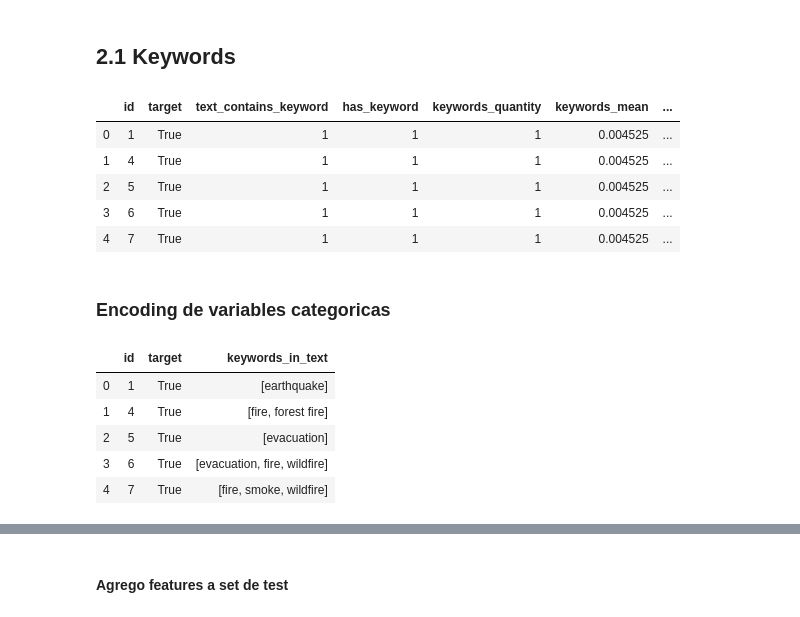
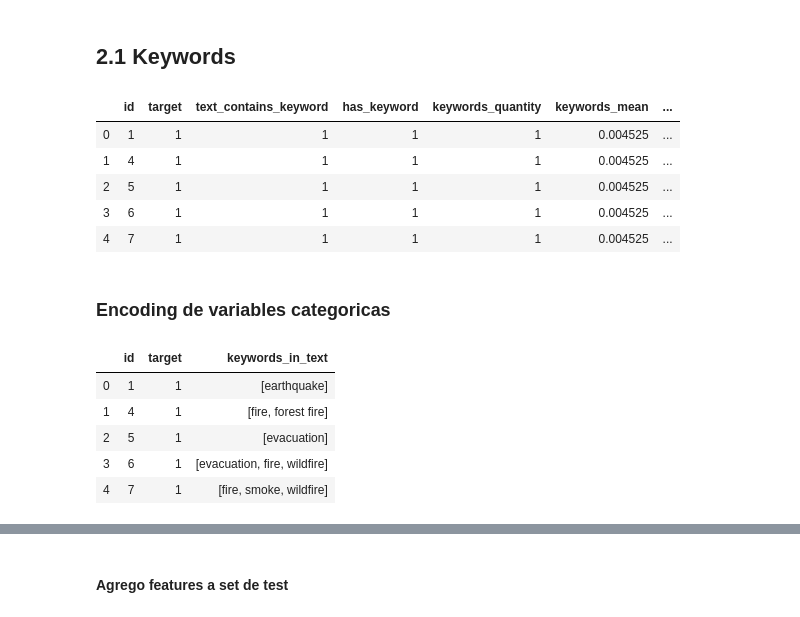
Before and after one commit to anichucai/7506-Datos-datos-tp2, a Jupyter notebook: Features.ipynb, the cells around one changed output, grey strips where cells are left out. Drawn from its saved outputs; the diff is of its cells as text; code cells hidden in the pictures.

Commit message:
ajusto features de location y un par de cosas que habian quedado mal

```diff
--- a/Features.ipynb
+++ b/Features.ipynb
@@ -587,4 +541,4 @@ df_keywords = clean_keyword_field(df_keywords)
 # %%
-df_keywords_lemmatized = df_keywords.copy()
-df_keywords_lemmatized.keyword = df_keywords.keyword.apply(lambda x: lemmatize_text_v2(x))
+train_keywords_lemmatized = train_keywords.copy()
+train_keywords_lemmatized.keyword = train_keywords.keyword.apply(lambda x: lemmatize_text_v2(x))
 # %%
@@ -592,0 +547,6 @@ df_keywords_links = df_keywords.merge(just_links, on='id', how='left')
+# %%
+test_keywords = test.copy()
+test_keywords = clean_keyword_field(test_keywords)
+# %%
+test_keywords_lemmatized = test_keywords.copy()
+test_keywords_lemmatized.keyword = test_keywords.keyword.apply(lambda x: lemmatize_text_v2(x))
@@ -620,10 +598,6 @@ def textContainsKeyword(row):
         return False
     else:
         return row.keyword.lower() in row.text.lower()
-
-def getKeywords(df):
-    df_sin_keywords_nulos = df.dropna(subset = ['keyword'])
-    return np.unique(df_sin_keywords_nulos.keyword)
 
 def textContainsKeywordAsHashtag(row):
     hashtags = []
@@ -651,18 +625,26 @@ def linkContainsKeyword(row):
         return False
     return False
 
-def keywords_agregar_features_numericos(df):
+def keywords_agregar_features_numericos(df, train):
+    if (train == True):
+        df_keywords_lemmatized = train_keywords_lemmatized
+        keywords_lemmatized    = keywords_lemmatized_train
+        keywords               = keywords_train
+    else:
+        df_keywords_lemmatized = test_keywords_lemmatized
+        keywords_lemmatized    = keywords_lemmatized_test
+        keywords               = keywords_test
     df['text_contains_keyword'] = (df.apply(textContainsKeyword,axis=1)).astype(int)
     df['has_keyword'] = (~df.keyword.isnull()).astype(int)
-    df['keywords_quantity'] = df.text.apply(countKeywords)
-    df['keywords_mean'] = df.text.apply(countKeywords)/keywords.size
+    df['keywords_quantity'] = df.text.apply(countKeywords, args=(train,))
+    df['keywords_mean'] = df.text.apply(countKeywords, args=(train,))/keywords.size
     df['keyword_is_hashtag'] = (df.apply(textContainsKeywordAsHashtag,axis=1)).astype(int)
     df['keyword_frequency'] = df_keywords_lemmatized.groupby('keyword')['id'].transform('count') / keywords_lemmatized.size
-    df['link_contains_keyword'] = (df_keywords_links.apply(linkContainsKeyword,axis=1)).astype(int)
+#    df['link_contains_keyword'] = (df_keywords_links.apply(linkContainsKeyword,axis=1)).astype(int)
     return df
 
-def keywords_agregar_features_categoricos(df):
-    df['keywords_in_text'] = df.text.apply(getHiddenKeywords)
+def keywords_agregar_features_categoricos(df, train):
+    df['keywords_in_text'] = df.text.apply(getHiddenKeywords, args=(train,))
     return df
 # %%
 #all_keywords = pd.get_dummies(df_keywords_lemmatized[['id','keyword']],'keyword')
@@ -674,29 +656,29 @@ def keywords_agregar_features_categoricos(df):
 #%time df_keywords_not_in_text = df_sin_keywords_nulos[~df_sin_keywords_nulos['text'].str.contains("|".join(df_sin_keywords_nulos['keyword']),case=False)]
 #%time df_sin_keywords_nulos[df_sin_keywords_nulos.apply(lambda x: x.keyword in x.text, axis=1)]
 # %%
-keywords_numerical_features = df_keywords.copy()
-keywords_numerical_features = keywords_agregar_features_numericos(keywords_numerical_features).drop(columns=['location','text','keyword'])
+keywords_numerical_features = train_keywords.copy()
+keywords_numerical_features = keywords_agregar_features_numericos(keywords_numerical_features, True).drop(columns=['location','text','keyword'])
 keywords_numerical_features.head()
 # %% [output]
 |  | id | target | text_contains_keyword | has_keyword | keywords_quantity | keywords_mean | ... |
-| 0 | 1 | True | 1 | 1 | 1 | 0.004525 | ... |
-| 1 | 4 | True | 1 | 1 | 1 | 0.004525 | ... |
-| 2 | 5 | True | 1 | 1 | 1 | 0.004525 | ... |
-| 3 | 6 | True | 1 | 1 | 1 | 0.004525 | ... |
-| 4 | 7 | True | 1 | 1 | 1 | 0.004525 | ... |
+| 0 | 1 | 1 | 1 | 1 | 1 | 0.004525 | ... |
+| 1 | 4 | 1 | 1 | 1 | 1 | 0.004525 | ... |
+| 2 | 5 | 1 | 1 | 1 | 1 | 0.004525 | ... |
+| 3 | 6 | 1 | 1 | 1 | 1 | 0.004525 | ... |
+| 4 | 7 | 1 | 1 | 1 | 1 | 0.004525 | ... |
 # %% [markdown]
 ### Encoding de variables categoricas
 # %%
-keywords_categorical_features = df_keywords.copy()
-keywords_categorical_features = keywords_agregar_features_categoricos(keywords_categorical_features).drop(columns=['keyword','location','text'])
+keywords_categorical_features = train_keywords.copy()
+keywords_categorical_features = keywords_agregar_features_categoricos(keywords_categorical_features,True).drop(columns=['keyword','location','text'])
 keywords_categorical_features.head()
 # %% [output]
 |  | id | target | keywords_in_text |
-| 0 | 1 | True | [earthquake] |
-| 1 | 4 | True | [fire, forest fire] |
-| 2 | 5 | True | [evacuation] |
-| 3 | 6 | True | [evacuation, fire, wildfire] |
-| 4 | 7 | True | [fire, smoke, wildfire] |
+| 0 | 1 | 1 | [earthquake] |
+| 1 | 4 | 1 | [fire, forest fire] |
+| 2 | 5 | 1 | [evacuation] |
+| 3 | 6 | 1 | [evacuation, fire, wildfire] |
+| 4 | 7 | 1 | [fire, smoke, wildfire] |
 # %%
 mlb = MultiLabelBinarizer()
 
```
Also changed, not shown: parts of 75 cells of this notebook, 31 other files.
